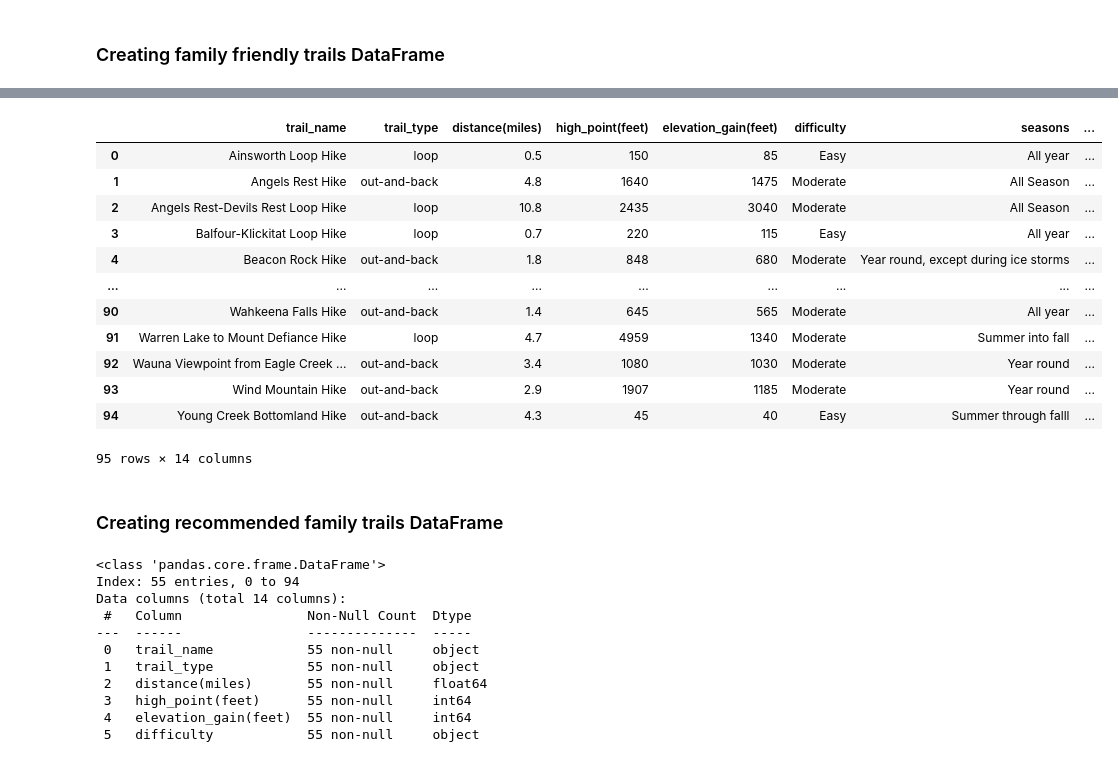
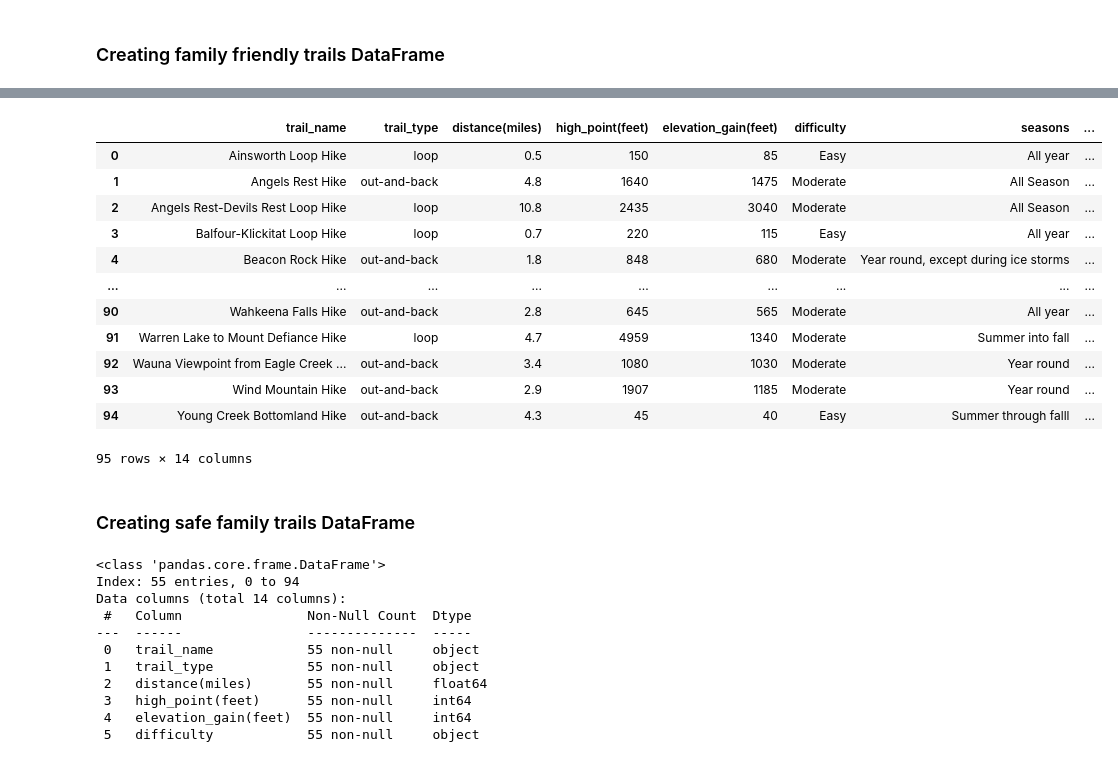
Before and after one commit to katmr27/Project3_Team10, a Jupyter notebook: cleaning_merging_data_Columbia_River_Gorge.ipynb, the cells around one changed output, grey strips where cells are left out. Saved outputs shown, nothing was run; the diff lists cells and outputs as text; code cells hidden in the pictures.

```diff
--- a/cleaning_merging_data_Columbia_River_Gorge.ipynb
+++ b/cleaning_merging_data_Columbia_River_Gorge.ipynb
@@ -7,7 +7,7 @@ import pandas as pd
 from pathlib import Path
 
 # Files to Load
-trails_data_to_load = Path("resources/original_data/HikingTrails_TheGorge_extended.xlsx")
+trails_data_to_load = Path("resources/original_data/HikingTrails_TheGorge_extended2.xlsx")
 hazards_data_to_load = Path("resources/original_data/Trail_hazards_danger.csv")
 
 # Read trails and hazards Data Files and store into Pandas DataFrames
@@ -70,0 +80,7 @@ As you can see, there’s some missing data scattered throughout, and the data f
+# %%
+# Drop rows with NaN values
+trails_data_clean = trails_data.copy()
+trails_data_clean = trails_data_clean.dropna()
+
+# Display the cleaned DataFrame
+trails_data_clean.info()
@@ -161,10 +193,10 @@ Name: count, dtype: int64
 ### Cleaning and formatting "distance" with regex
 # %%
 import re
-# Cleaning the 'distance' column by removing all alphabetical characters with regex
-trails_data_clean['distance'] = trails_data_clean['distance'].str.replace(r'[a-zA-Z]', '', regex=True).str.strip()
+# Cleaning the 'distance' column by removing all non-numeric characters with regex
+trails_data_clean['distance'] = trails_data_clean['distance'].replace(r'[^\d.]', '', regex=True).str.strip()
 
-# Converting the 'distance' column to integer
+# Converting the 'distance' column to numeric
 trails_data_clean['distance'] = pd.to_numeric(trails_data_clean['distance'], errors='coerce')
 # %%
 #modifying header "distance" to "distance(miles)"
@@ -361,18 +364,18 @@ hazards_data_clean
 # %%
 #merging dataframes in one
-merged_df = pd.merge(family_friendly_trails_final, hazards_data_clean, on='trail_name', how='left')
+merged_df = pd.merge(family_friendly_df, hazards_data_clean, on='trail_name', how='left')
 
 # Display the resulting DataFrame
 merged_df
 # %% [output]
 |  | trail_name | trail_type | distance(miles) | high_point(feet) | elevation_gain(feet) | difficulty | seasons | ... |
 | 0 | Ainsworth Loop Hike | loop | 0.5 | 150 | 85 | Easy | All year | ... |
 | 1 | Angels Rest Hike | out-and-back | 4.8 | 1640 | 1475 | Moderate | All Season | ... |
 | 2 | Angels Rest-Devils Rest Loop Hike | loop | 10.8 | 2435 | 3040 | Moderate | All Season | ... |
 | 3 | Balfour-Klickitat Loop Hike | loop | 0.7 | 220 | 115 | Easy | All year | ... |
 | 4 | Beacon Rock Hike | out-and-back | 1.8 | 848 | 680 | Moderate | Year round, except during ice storms | ... |
 | ... | ... | ... | ... | ... | ... | ... | ... | ... |
-| 90 | Wahkeena Falls Hike | out-and-back | 1.4 | 645 | 565 | Moderate | All year | ... |
+| 90 | Wahkeena Falls Hike | out-and-back | 2.8 | 645 | 565 | Moderate | All year | ... |
 | 91 | Warren Lake to Mount Defiance Hike | loop | 4.7 | 4959 | 1340 | Moderate | Summer into fall | ... |
 | 92 | Wauna Viewpoint from Eagle Creek ... | out-and-back | 3.4 | 1080 | 1030 | Moderate | Year round | ... |
 | 93 | Wind Mountain Hike | out-and-back | 2.9 | 1907 | 1185 | Moderate | Year round | ... |
@@ -382,6 +385,6 @@ merged_df
 #exporting merged df
 merged_df.to_csv("resources/cleaned_data/merged_df.csv", index=False)
 # %% [markdown]
-### Creating recommended family trails DataFrame
+### Creating safe family trails DataFrame
 # %%
 # filtering rows where all hazard columns have "0" value
```
Also changed, not shown: parts of 25 cells of this notebook, 8 other files.
